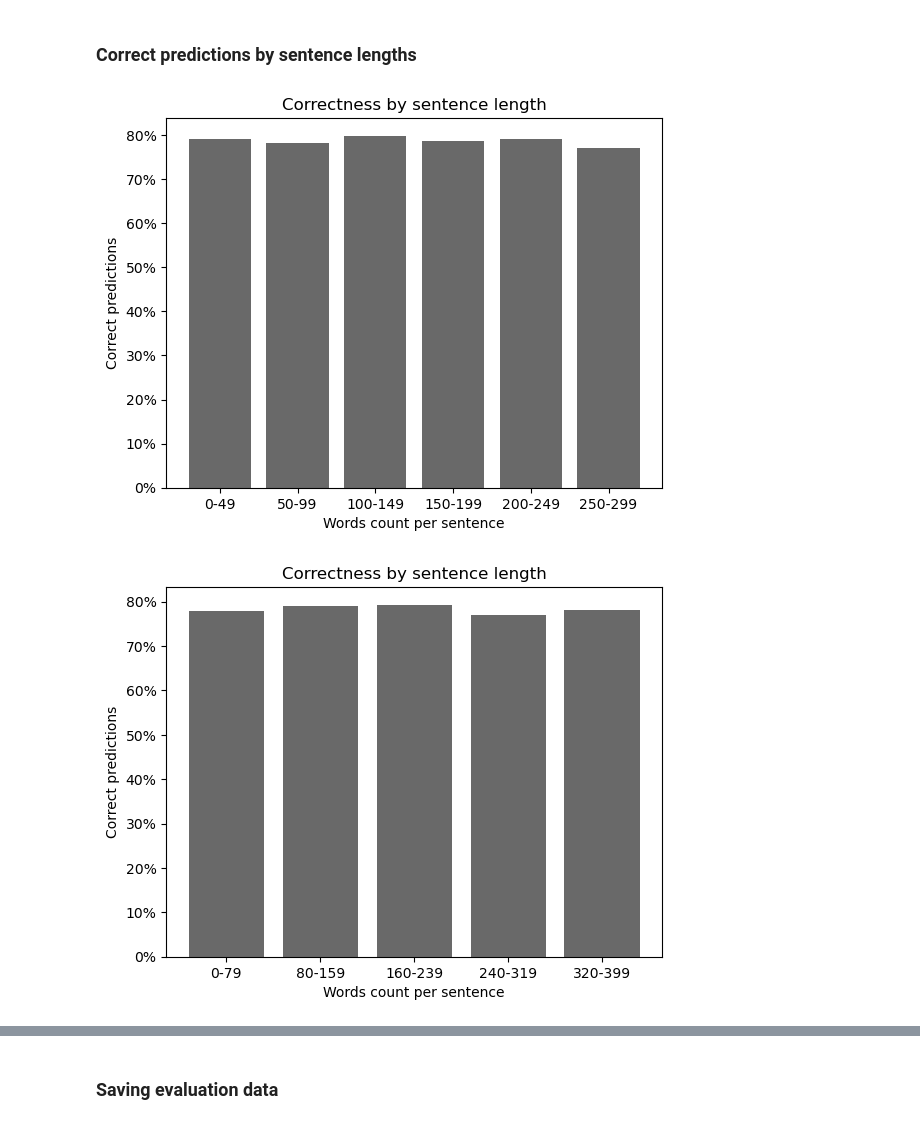
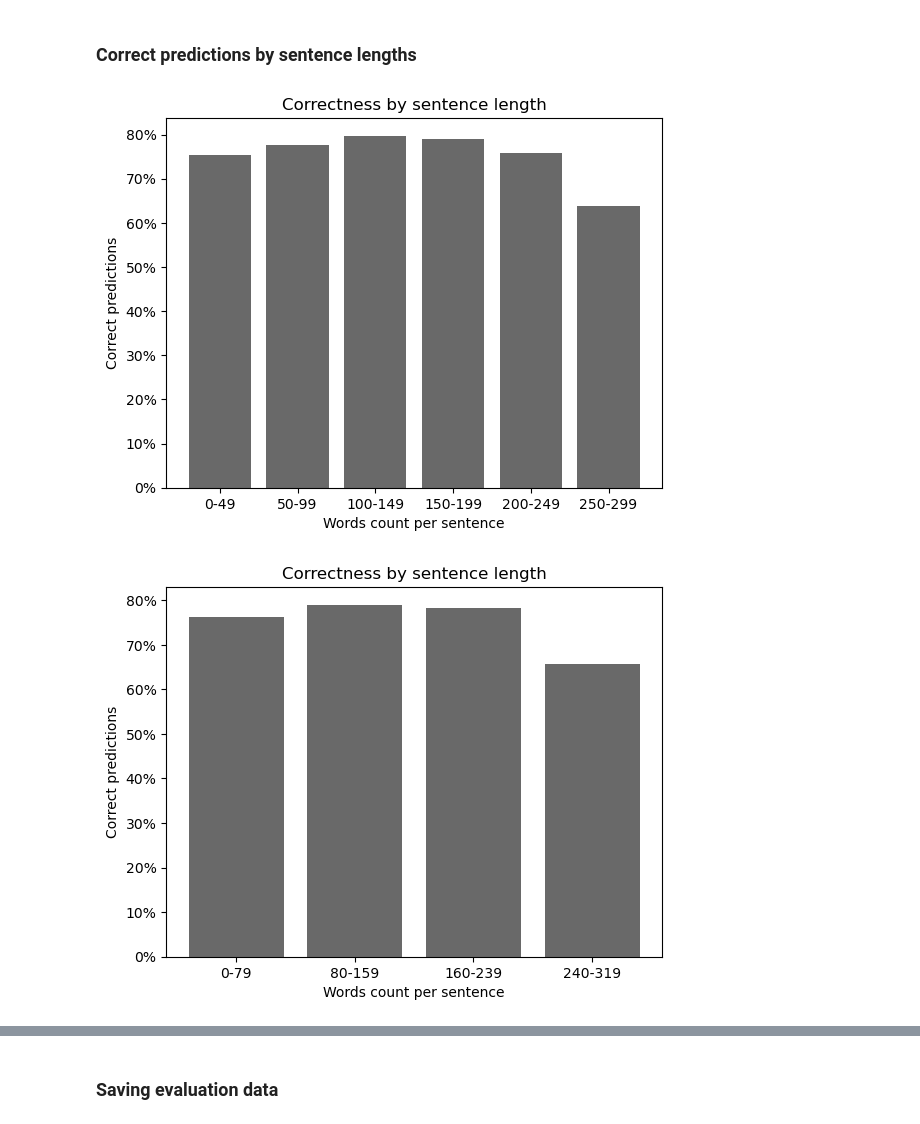
Before and after one commit to arsemi337/question-answering, a Jupyter notebook: extractive-qa/notebooks/squad/xlnet/no-stride/squad_xlnet-cased_no_stride_1.ipynb, the cells around one changed output, grey strips where cells are left out. Cells and saved outputs as stored; diff of their text form; code cells hidden in the pictures.

```diff
--- a/extractive-qa/notebooks/squad/xlnet/no-stride/squad_xlnet-cased_no_stride_1.ipynb
+++ b/extractive-qa/notebooks/squad/xlnet/no-stride/squad_xlnet-cased_no_stride_1.ipynb
@@ -71,0 +73,12 @@ max_length = 1000
+# %%
+max_length = 384
+# %%
+filtered_train_dataset = core_preprocessing.filter_samples_below_number_of_tokens(
+    tokenizer=tokenizer, dataset=train_dataset, max_tokens=max_length
+)
+filtered_val_dataset = core_preprocessing.filter_samples_below_number_of_tokens(
+    tokenizer=tokenizer, dataset=val_dataset, max_tokens=max_length
+)
+filtered_test_dataset = core_preprocessing.filter_samples_below_number_of_tokens(
+    tokenizer=tokenizer, dataset=test_dataset, max_tokens=max_length
+)
@@ -72,19 +93,19 @@ max_length = 1000
 # %%
 tokenized_train_dataset = squad_preprocessing.preprocess_squad_training_dataset_no_stride(
-    dataset=train_dataset,
+    dataset=filtered_train_dataset,
     tokenizer=tokenizer,
     max_length=max_length,
     remove_columns=train_dataset.column_names,
 )
 tokenized_val_dataset = squad_preprocessing.preprocess_squad_training_dataset_no_stride(
-    dataset=val_dataset,
+    dataset=filtered_val_dataset,
     tokenizer=tokenizer,
     max_length=max_length,
     remove_columns=val_dataset.column_names,
 )
 # %%
 tokenized_test_dataset = squad_preprocessing.preprocess_squad_test_dataset_no_stride(
-    dataset=test_dataset,
+    dataset=filtered_test_dataset,
     tokenizer=tokenizer,
     max_length=max_length,
     remove_columns=test_dataset.column_names,
@@ -389,35 +419,35 @@ graphs.plot_correct_predictions_by_sentence_length(
     figure_title="Correctness by sentence length",
     divider=50,
     min_threshold=0,
     max_threshold=300,
 )
 graphs.plot_correct_predictions_by_sentence_length(
     sentences=test_dataset["context"],
     correctly_predicted=correctly_predicted,
-    figure_path=figures_dir / "context_correctness_by_sentence_length_0_400_80.png",
+    figure_path=figures_dir / "context_correctness_by_sentence_length_0_320_80.png",
     figure_title="Correctness by sentence length",
     divider=80,
     min_threshold=0,
-    max_threshold=400,
+    max_threshold=320,
 )
 graphs.plot_correct_predictions_by_sentence_length(
     sentences=test_dataset["context"],
     correctly_predicted=correctly_predicted,
     figure_path=figures_dir / "context_correctness_by_sentence_length_0_400_100.png",
     figure_title="Correctness by sentence length",
     divider=100,
     min_threshold=0,
-    max_threshold=400,
+    max_threshold=300,
 )
 graphs.plot_correct_predictions_by_sentence_length(
     sentences=test_dataset["context"],
     correctly_predicted=correctly_predicted,
     figure_path=figures_dir / "context_correctness_by_sentence_length_30_180_30.png",
     figure_title="Correctness by sentence length",
     divider=30,
     min_threshold=30,
     max_threshold=180,
 )
 # %% [output]
-[figure, old version]
+[figure, new version]
-[figure, old version]
+[figure, new version]
```
Also changed, not shown: parts of 18 cells of this notebook, 6 other files.
